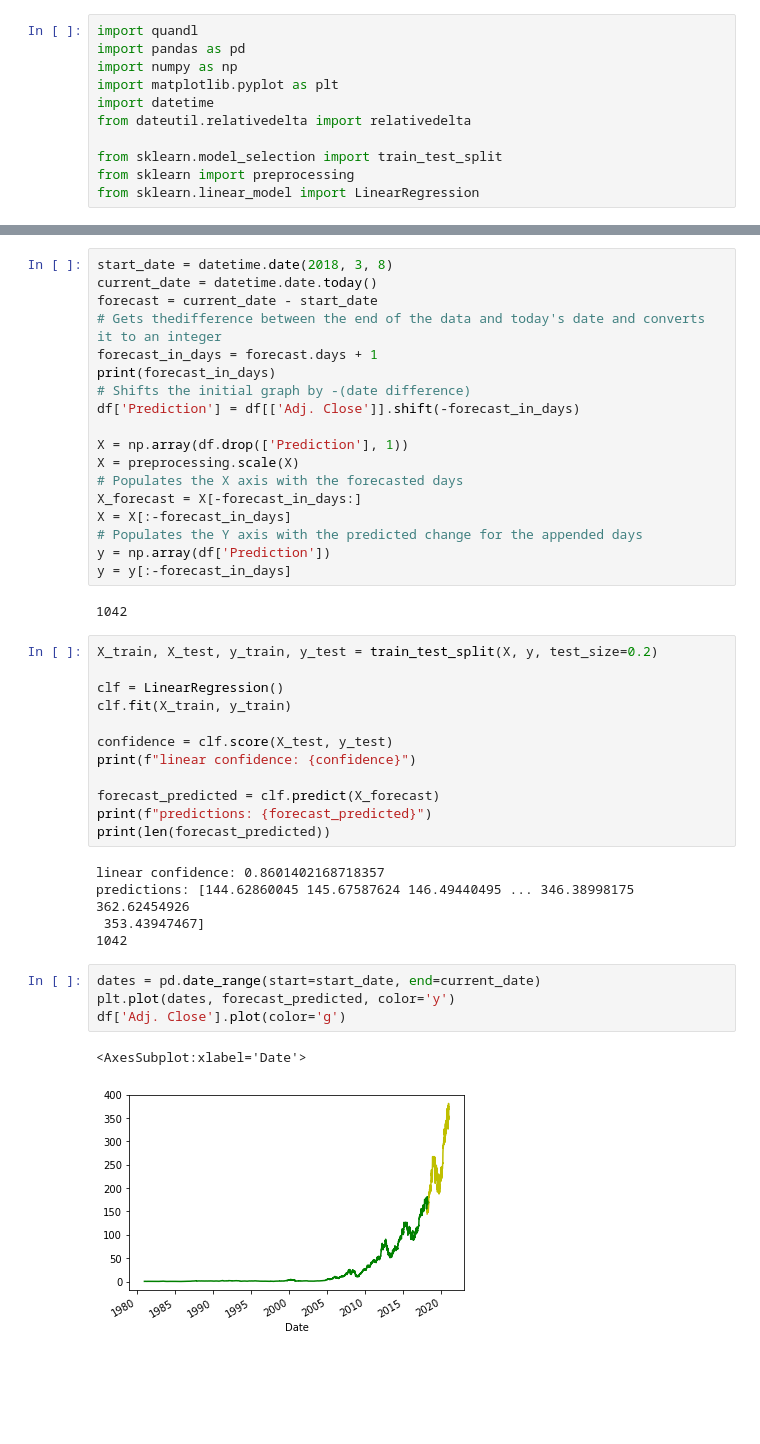
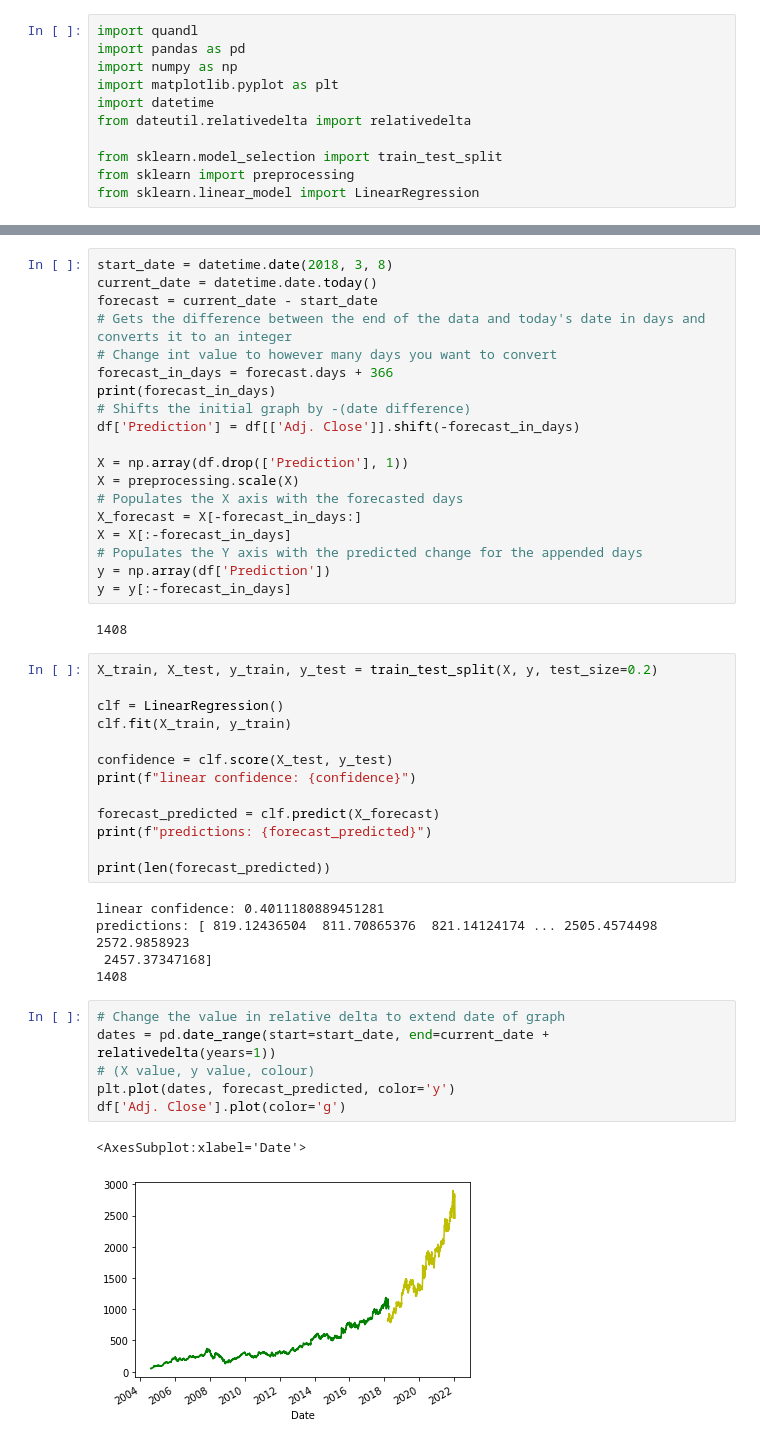
Before and after one commit to NathanHannon/python_stock_prediction, a Jupyter notebook: prediction_algorithm.ipynb, the cells around one changed output, grey strips where cells are left out. Cells and saved outputs as stored; diff of their text form; blank space fills up the shorter version.

Commit message:
added predictions beyond current date

```diff
--- a/prediction_algorithm.ipynb
+++ b/prediction_algorithm.ipynb
@@ -42,8 +42,9 @@ plt.show()
 start_date = datetime.date(2018, 3, 8)
 current_date = datetime.date.today()
 forecast = current_date - start_date
-# Gets thedifference between the end of the data and today's date and converts it to an integer
-forecast_in_days = forecast.days + 1
+# Gets the difference between the end of the data and today's date in days and converts it to an integer
+# Change int value to however many days you want to convert
+forecast_in_days = forecast.days + 366
 print(forecast_in_days)
 # Shifts the initial graph by -(date difference)
 df['Prediction'] = df[['Adj. Close']].shift(-forecast_in_days)
@@ -57,7 +58,7 @@ X = X[:-forecast_in_days]
 y = np.array(df['Prediction'])
 y = y[:-forecast_in_days]
 # %% [output]
-1042
+1408
 # %%
 X_train, X_test, y_train, y_test = train_test_split(X, y, test_size=0.2)
 
@@ -69,16 +70,19 @@ print(f"linear confidence: {confidence}")
 
 forecast_predicted = clf.predict(X_forecast)
 print(f"predictions: {forecast_predicted}")
+
 print(len(forecast_predicted))
 # %% [output]
-linear confidence: 0.8601402168718357
-predictions: [144.62860045 145.67587624 146.49440495 ... 346.38998175 362.62454926
- 353.43947467]
-1042
+linear confidence: 0.4011180889451281
+predictions: [ 819.12436504  811.70865376  821.14124174 ... 2505.4574498  2572.9858923
+ 2457.37347168]
+1408
 # %%
-dates = pd.date_range(start=start_date, end=current_date)
+# Change the value in relative delta to extend date of graph
+dates = pd.date_range(start=start_date, end=current_date + relativedelta(years=1))
+# (X value, y value, colour)
 plt.plot(dates, forecast_predicted, color='y')
 df['Adj. Close'].plot(color='g')
 # %% [output]
 <AxesSubplot:xlabel='Date'>
-[figure, old version]
+[figure, new version]
```
Also changed, not shown: parts of 2 cells of this notebook.
